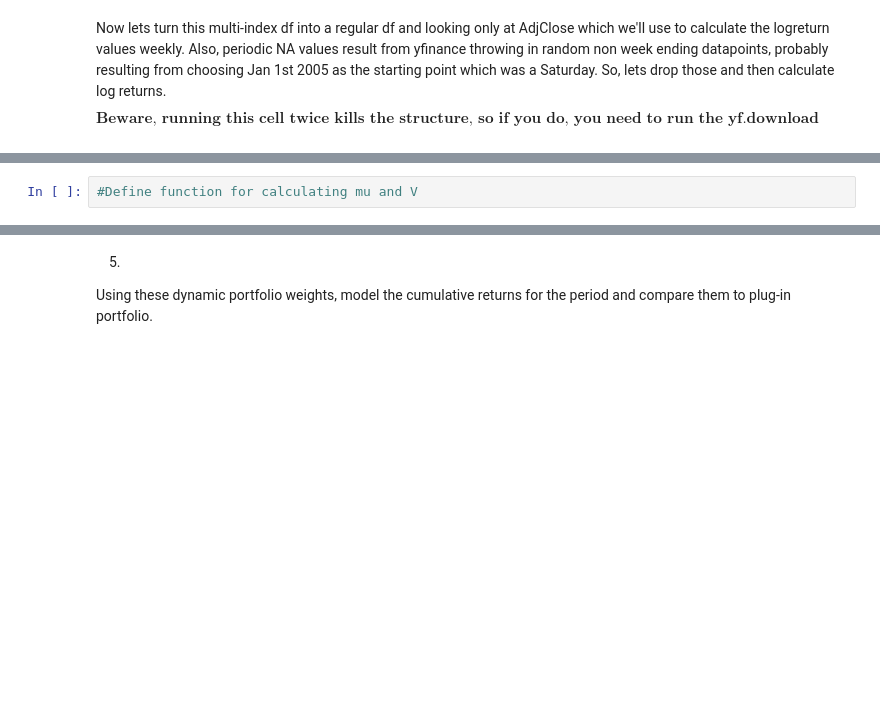
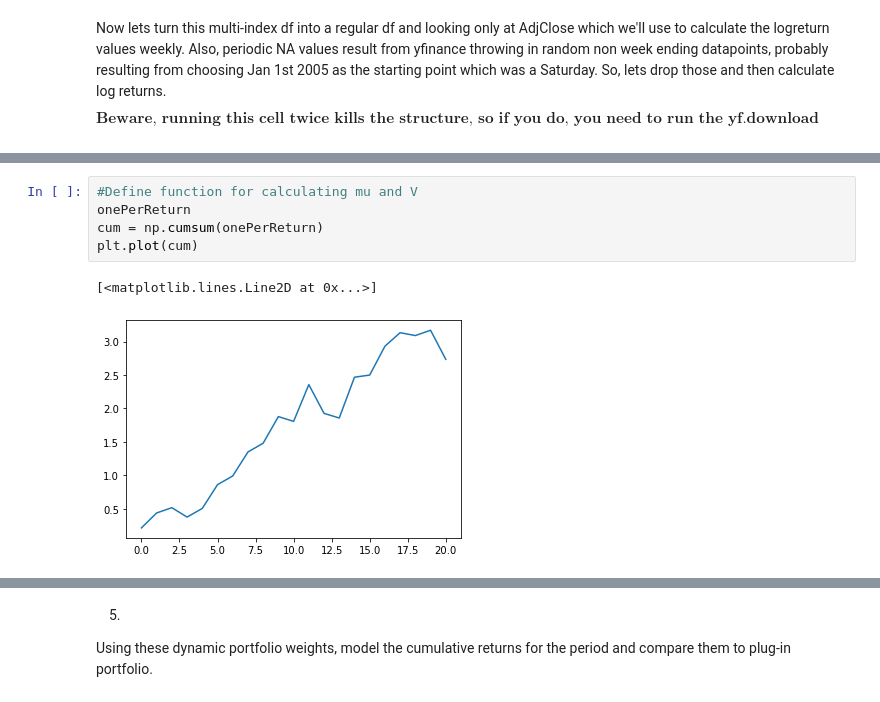
Before and after one commit to quinn-holl/FinancialStatistics, a Jupyter notebook: Team Project/Team_Project.ipynb, the cells around one changed output, grey strips where cells are left out. Saved outputs shown, nothing was run; the diff lists cells and outputs as text; blank space fills up the shorter version.

```diff
--- a/Team Project/Team_Project.ipynb
+++ b/Team Project/Team_Project.ipynb
@@ -231,5 +153,11 @@ model or by setting rescale=False.
 # %%
 #Define function for calculating mu and V
+onePerReturn
+cum = np.cumsum(onePerReturn)
+plt.plot(cum)
+# %% [output]
+[<matplotlib.lines.Line2D at 0x...>]
+[figure, added]
 # %%
 #Define function for calculating optimal weight portfolio and eta for given lambda
 def calcOptPortfolioWeight(mu_n, V_n, risk_lambda, i, logRet):
```
Also changed, not shown: parts of 5 cells of this notebook.
